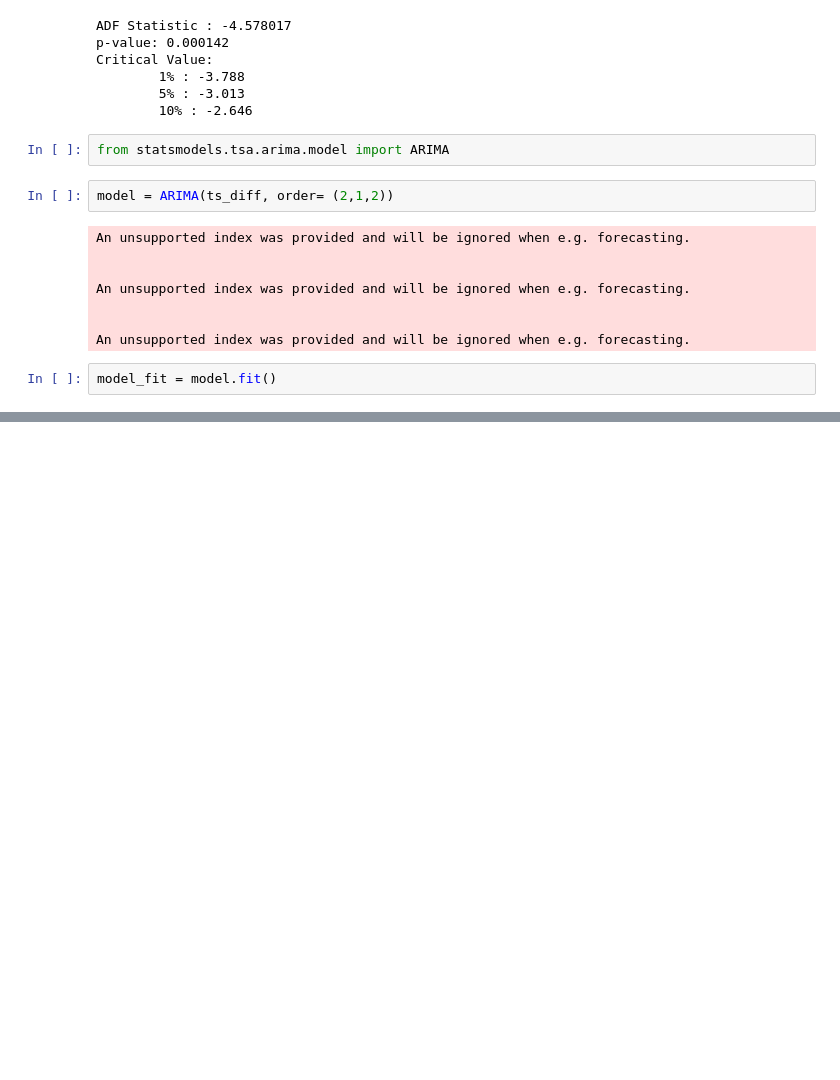
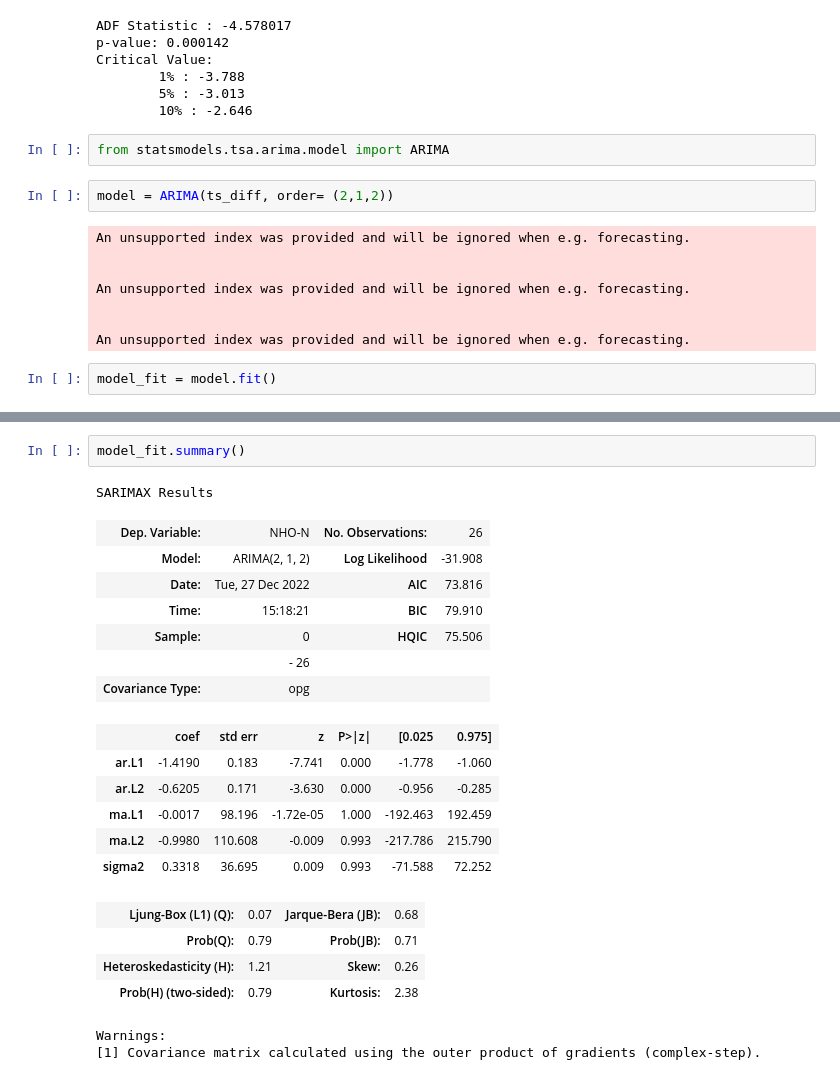
Before and after one commit to JMinkyu/Data-analyze, a Jupyter notebook: value_test-checkpoint.ipynb, the cells around one changed output, grey strips where cells are left out. Saved outputs shown, nothing was run; the diff lists cells and outputs as text; blank space fills up the shorter version.

```diff
--- a/value_test-checkpoint.ipynb
+++ b/value_test-checkpoint.ipynb
@@ -207,0 +209,23 @@ TypeError: float() argument must be a string or a number, not 'ARIMAResultsWrapp
+# %%
+model_fit.summary()
+# %% [output]
+SARIMAX Results
+| Dep. Variable: | NHO-N | No. Observations: | 26 |
+| Model: | ARIMA(2, 1, 2) | Log Likelihood | -31.908 |
+| Date: | Tue, 27 Dec 2022 | AIC | 73.816 |
+| Time: | 15:18:21 | BIC | 79.910 |
+| Sample: | 0 | HQIC | 75.506 |
+|  | - 26 |  |  |
+| Covariance Type: | opg |  |  |
+|  | coef | std err | z | P>|z| | [0.025 | 0.975] |
+| ar.L1 | -1.4190 | 0.183 | -7.741 | 0.000 | -1.778 | -1.060 |
+| ar.L2 | -0.6205 | 0.171 | -3.630 | 0.000 | -0.956 | -0.285 |
+| ma.L1 | -0.0017 | 98.196 | -1.72e-05 | 1.000 | -192.463 | 192.459 |
+| ma.L2 | -0.9980 | 110.608 | -0.009 | 0.993 | -217.786 | 215.790 |
+| sigma2 | 0.3318 | 36.695 | 0.009 | 0.993 | -71.588 | 72.252 |
+| Ljung-Box (L1) (Q): | 0.07 | Jarque-Bera (JB): | 0.68 |
+| Prob(Q): | 0.79 | Prob(JB): | 0.71 |
+| Heteroskedasticity (H): | 1.21 | Skew: | 0.26 |
+| Prob(H) (two-sided): | 0.79 | Kurtosis: | 2.38 |
+Warnings:
+[1] Covariance matrix calculated using the outer product of gradients (complex-step).
```
Also changed, not shown: parts of 7 cells of this notebook.
